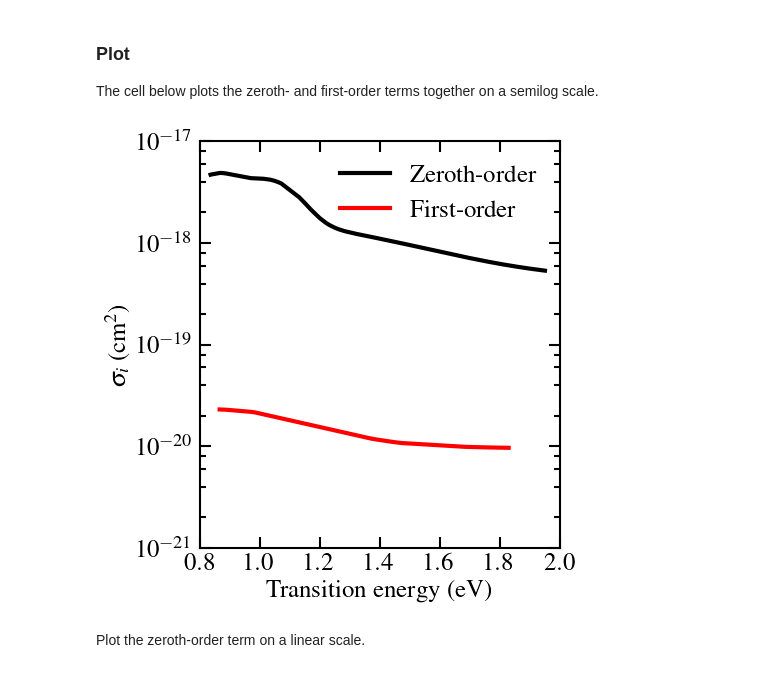
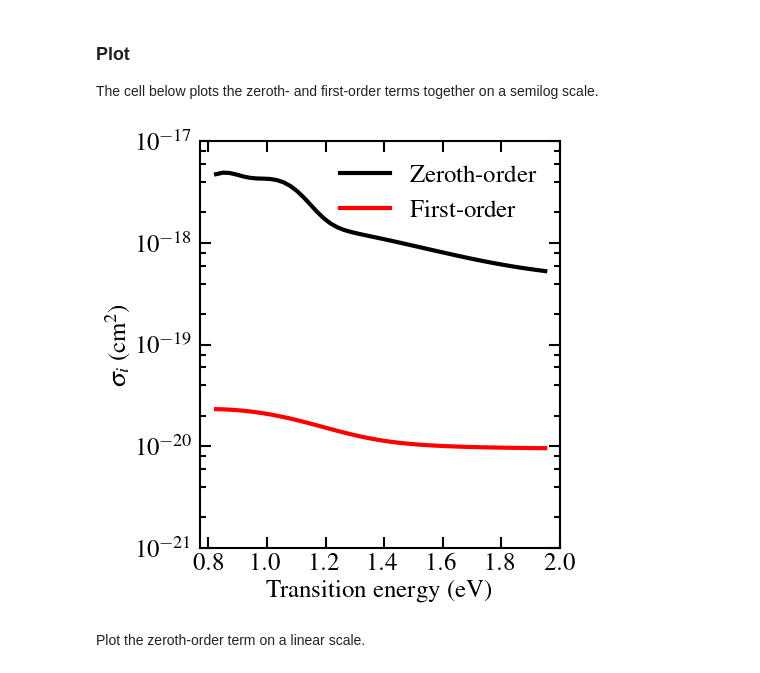
Before and after one commit to laurarnichols/CrossSectionCalculations, a Jupyter notebook: TimeDomainPaper/SiVH3/results/SmearCrossSectionWithVg.ipynb, the cells around one changed output. Drawn from its saved outputs; the diff is of its cells as text; code cells hidden in the pictures.

```diff
--- a/TimeDomainPaper/SiVH3/results/SmearCrossSectionWithVg.ipynb
+++ b/TimeDomainPaper/SiVH3/results/SmearCrossSectionWithVg.ipynb
@@ -55,22 +55,22 @@ isp = 1
 # %% [markdown]
 Read in the plotting energy from the energy table files for all k-points.
 # %%
-ENERGY_PATH = '../posToNeut/EnergyTabulator/'
+ENERGY_PATH = '../posToNeut/EnergyTabulator/perfectEigs'
 
 dEPlot = []
 
 # Read energies for each k-point
 for ik in range(num_k_points):
-    file_path = f'{ENERGY_PATH}/energyTable.{isp}.{ik+1}'
-    energyTable_k = np.loadtxt(file_path, skiprows=8)
-    dEPlot.append(energyTable_k[:,5])
+    file_path = f'{ENERGY_PATH}/dEPlot.{isp}.{ik+1}'
+    energyTable_k = np.loadtxt(file_path, skiprows=1)
+    dEPlot.append(energyTable_k[:,1])
 
 
 dEPlot = np.array(dEPlot)
 # %% [markdown]
 Read in the zeroth-order transition rate for all k-points.
 # %%
-RATE0_PATH = '../posToNeut/zerothOrder/LSF/'
+RATE0_PATH = '../posToNeut/zerothOrder/LSF_perfectEigs/'
 
 transitionRate0 = []
 
@@ -78,7 +78,7 @@ transitionRate0 = []
 for ik in range(num_k_points):
     file_path = f'{RATE0_PATH}/transitionRate.{isp}.{ik+1}'
     transitionRate_k = np.loadtxt(file_path, skiprows=5)
-    transitionRate0.append(transitionRate_k[:,2])
+    transitionRate0.append(transitionRate_k[:,1])
 
 
 transitionRate0 = np.array(transitionRate0)
@@ -167,14 +167,16 @@ dEPlotFlat_sorted = np.array(dEPlotFlat.tolist())[sort_indices]
 sigma0_sorted = np.array(sigma0.tolist())[sort_indices]
 vg_sorted = np.array(vg.tolist())[sort_indices]
 ME0_sorted = np.array(ME0.tolist())[sort_indices]
+# %%
+dEPlotSmooth = np.linspace(np.min(dEPlotFlat), np.max(dEPlotFlat))
 # %% [markdown]
 ### Smear data
 
 The `scale` parameter in the last argument is set by the $\Delta k$ distance between points in the k-mesh. The $\Gamma$-only energies and group velocities are used for the first-order term.
 # %%
-sigma0_smeared = gaussian_smearing_with_vg(dEPlotFlat_sorted, sigma0_sorted, vg_sorted, 1.0/3.0)
+sigma0_smeared = gaussian_smearing_with_vg(dEPlotSmooth, dEPlotFlat_sorted, sigma0_sorted, vg_sorted, 1.0/3.0)
 
-sigma1_smeared = gaussian_smearing_with_vg(dEPlot[0], sigma1, gVelByPatt[:,0], 1)
+sigma1_smeared = gaussian_smearing_with_vg(dEPlotSmooth, dEPlot[0], sigma1, gVelByPatt[:,0], 1)
 # %% [markdown]
 ### Plot
 
@@ -189,8 +191,8 @@ rc('text', usetex=True)
 plt.figure(figsize=(5,5))
 
 # Paper figure with smeared results
-plt.semilogy(dEPlotFlat_sorted, sigma0_smeared, color='black', label='Zeroth-order', linewidth=3)#, marker='o', markersize=10)
-plt.semilogy(dEPlot[0], sigma1_smeared, color='red', label='First-order', linewidth=3)#, marker='o', markersize=10)
+plt.semilogy(dEPlotSmooth, sigma0_smeared, color='black', label='Zeroth-order', linewidth=3)#, marker='o', markersize=10)
+plt.semilogy(dEPlotSmooth, sigma1_smeared, color='red', label='First-order', linewidth=3)#, marker='o', markersize=10)
 
 # Raw data
 #plt.semilogy(dEPlot, sigma0, color='black', label='Zeroth-order', marker='o', linestyle='', markersize=10)
@@ -202,36 +204,36 @@ plt.xlabel('Transition energy (eV)', fontsize=18)
 plt.ylabel('$\sigma_i$ (cm$^2$)', fontsize=18)
 
 # Plot formatting
 plt.legend(loc='upper right', fontsize=18, frameon=False)  # Move the legend to the top right and increase font size
 plt.xticks(fontsize=18)  # Increase x-axis tick font size
 plt.yticks(fontsize=18)  # Increase y-axis tick font size
 plt.ylim(1e-21,1e-17)
-plt.xlim(0.8,2.0)
+plt.xlim(0.77,2.0)
 ax = plt.gca()
 ax.spines['top'].set_linewidth(1.5)   # Top border
 ax.spines['right'].set_linewidth(1.5) # Right border
 ax.spines['bottom'].set_linewidth(1.5)  # Bottom border (default width)
 ax.spines['left'].set_linewidth(1.5)    # Left border (default width)
 ax.tick_params(axis='both',  # Apply to both x and y axes
                which='minor',  # Apply to both major and minor ticks
                direction='in',  # Tick direction (inward and outward)
                width=1.5,  # Thickness of the tick marks
                length=4, # Length of the tick marks
                bottom=True, top=True, left=True, right=True)
 ax.tick_params(axis='both',  # Apply to both x and y axes
                which='major',  # Apply to both major and minor ticks
                direction='in',  # Tick direction (inward and outward)
                width=1.5,  # Thickness of the tick marks
                length=8, # Length of the tick marks
                bottom=True, top=True, left=True, right=True)
 locmin = ticker.LogLocator(base=10.0,subs=(0.2,0.4,0.6,0.8),numticks=12)
 ax.yaxis.set_minor_locator(locmin)
 ax.yaxis.set_minor_formatter(ticker.NullFormatter())
 plt.tight_layout()
-plt.savefig('SiVH3_0th1st_posToNeut_20240229Laura.png',dpi=1200)
+#plt.savefig('SiVH3_0th1st_posToNeut_20240708Laura.png',dpi=1200)
 plt.show()
 # %% [output]
-[figure, old version]
+[figure, new version]
 # %% [markdown]
 Plot the zeroth-order term on a linear scale.
 # %%
```
Also changed, not shown: parts of 5 cells of this notebook, 13 other files.
